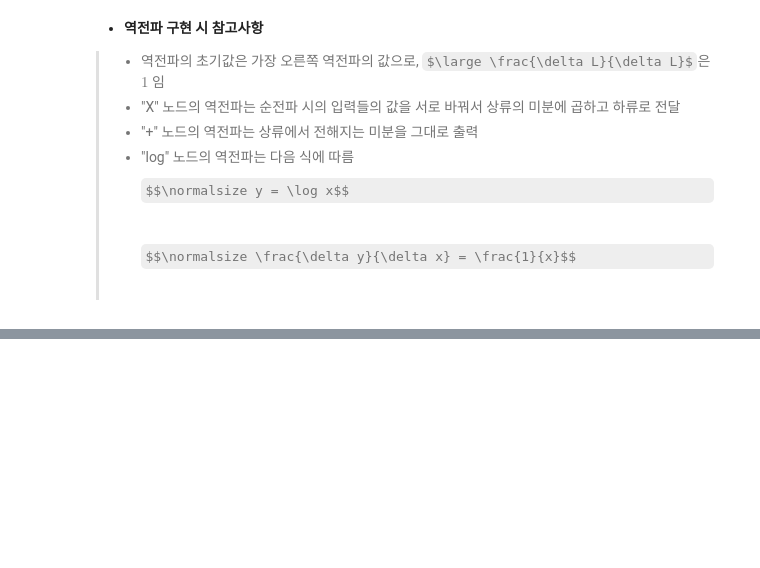
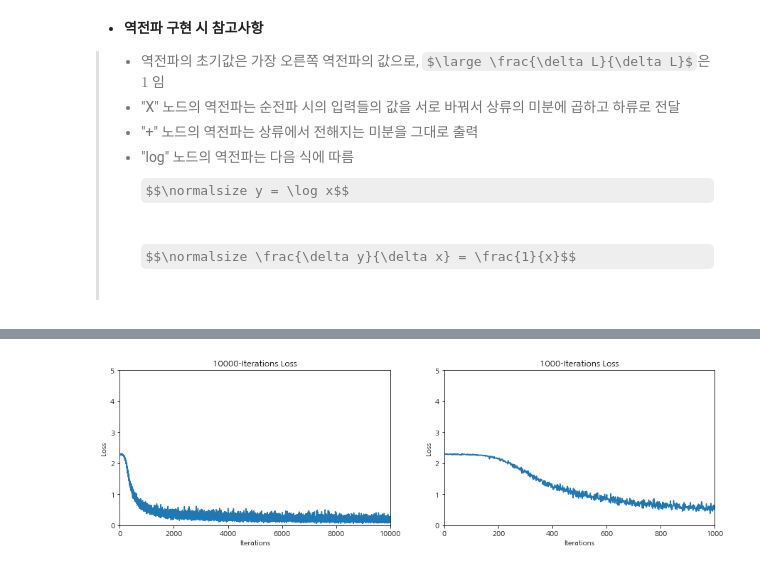
Before and after one commit to cloudallera/deep-learning-from-scratch, a Jupyter notebook: _mystudy/05_backpropagation.ipynb, the cells around one changed output, grey strips where cells are left out. Saved outputs shown, nothing was run; the diff lists cells and outputs as text; code cells hidden in the pictures; some formulas as TeX source; blank space fills up the shorter version.

```diff
--- a/_mystudy/05_backpropagation.ipynb
+++ b/_mystudy/05_backpropagation.ipynb
@@ -556,0 +675,26 @@ class SoftmaWithLoss:
+# %%
+# 오차역전파법 기울기 검증
+# 위에서 작성한 코드(오차역전파법을 적용한 2층 신경망 구현)를 two_layer_net.py로 저장해야 함
+from two_layer_net import TwoLayerNet
+from dataset.mnist import load_mnist
+import numpy as np
+import sys
+import os
+sys.path.append(os.pardir)
+
+# 데이터 읽기
+(x_train, t_train), (x_test, t_test) = load_mnist(
+    normalize=True, one_hot_label=True)
+
+network = TwoLayerNet(input_size=784, hidden_size=50, output_size=10)
+
+x_batch = x_train[:100]
+t_batch = t_train[:100]
+
+grad_numerical = network.numerical_gradient(x_batch, t_batch)
+grad_backprop = network.gradient(x_batch, t_batch)
+
+# 각 가중치의 절대 오차의 평균을 구한다.
+for key in grad_numerical.keys():
+    diff = np.average(np.abs(grad_backprop[key] - grad_numerical[key]))
+    print(key + ": " + str(diff))
@@ -556,0 +776,15 @@ class SoftmaWithLoss:
+# %%
+# 손실함수 변화 추이 그래프
+import matplotlib.pyplot as plt
+%matplotlib inline
+
+fig, axes = plt.subplots(1, 2, figsize=(15,4))
+for iters_num, ax in zip([10000, 1000], axes):
+    ax.plot(train_loss_list[:iters_num])
+    ax.set_title("{}-Iterations Loss".format(iters_num))
+    ax.set_xlabel("Iterations")
+    ax.set_ylabel("Loss")
+    ax.set_ylim(0, 5)
+    ax.set_xlim(0, iters_num)
+# %% [output]
+[figure, added]
```
Also changed, not shown: parts of 16 cells of this notebook, 1 other file.
